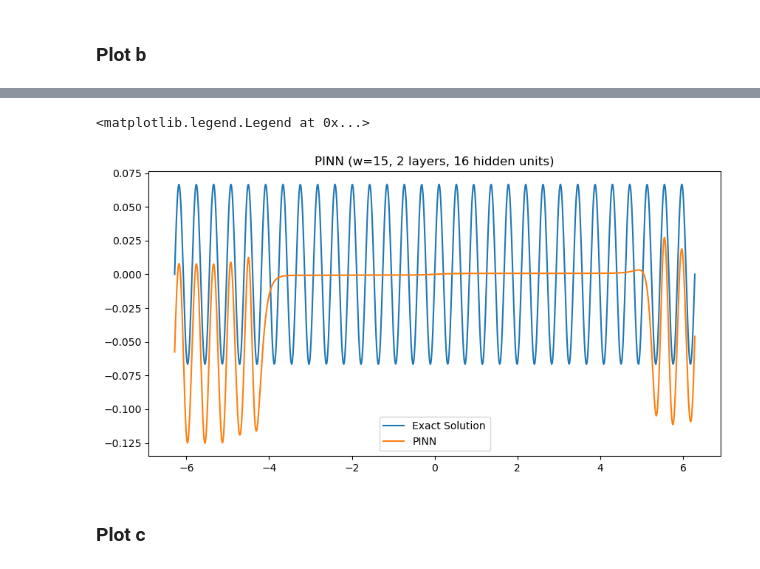
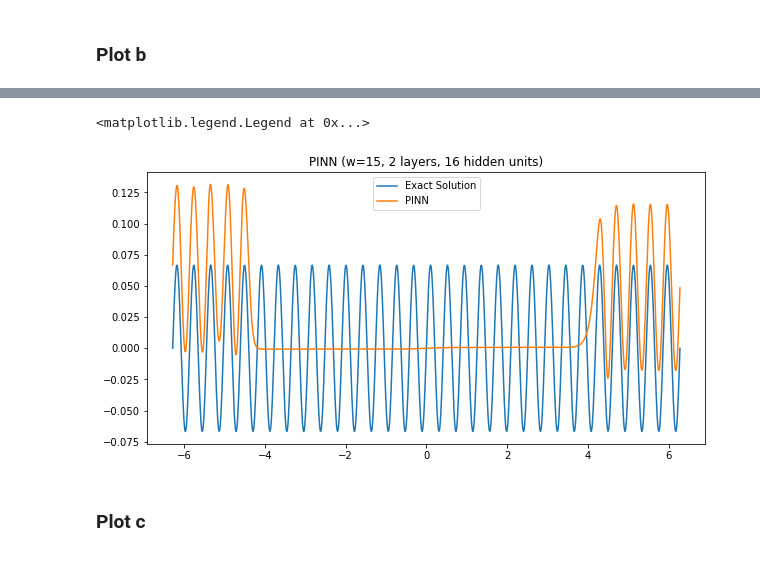
Before and after one commit to guglielmopacifico/DeepLearning, a Jupyter notebook: Task_B/Final_Version/Baseline.ipynb, the cells around one changed output, grey strips where cells are left out. Cells and saved outputs as stored; diff of their text form; code cells hidden in the pictures.

```diff
--- a/Task_B/Final_Version/Baseline.ipynb
+++ b/Task_B/Final_Version/Baseline.ipynb
@@ -66,7 +86,7 @@ activation_function = nn.Tanh()
 model = PINN_Cos_1D(domain_extrema, n_hidden_layers, neurons, activation_function, w)
 
 num_points = 200*15
-n_epochs = 10000
+n_epochs = 50000
 
 optimizer_ADAM = optim.Adam(model.parameters(),
                             lr=float(0.001))
@@ -77,28 +97,30 @@ Final loss:  0.37533581256866455         Training_time:  0  min  17  s
 # %%
 # MAKE THE PLOT
 model.eval()
 
 # test points
 x = torch.linspace(-2*torch.pi, 2*torch.pi, 1000, dtype=torch.float32, device=DEVICE, requires_grad=True).reshape(-1, 1)   # the input has to be of shape (n, 1)
 
 # Evaluate the exact solution
 u_exact = model.exact_solution(x)
 
 # Evaluate the approximate solution
 u_approx = torch.tanh(model.w * model.normalize_input(x)) * model.unnormalize_output( model( model.normalize_input(x)) )
 
 # Resale the approximate solution to the same scale as the exact solution
 u_approx = model.restore_output(u_approx)
 
+torch.save(model.state_dict(), 'PINN_w15_2_16')
+
 #Plot
 fig = plt.figure(figsize=(10, 5))
 plt.plot(x.cpu().detach().numpy(), u_exact.cpu().detach().numpy(), label='Exact Solution')
 plt.plot(x.cpu().detach().numpy(), u_approx.cpu().detach().numpy(), label='PINN')
 plt.title(f'PINN (w={model.w}, {model.n_hidden_layers} layers, {model.neurons[0]} hidden units)')
 plt.legend()
 # %% [output]
 <matplotlib.legend.Legend at 0x...>
-[figure, old version]
+[figure, new version]
 # %% [markdown]
 ### Plot c
 # %%
```
Also changed, not shown: parts of 10 cells of this notebook, 17 other files.
